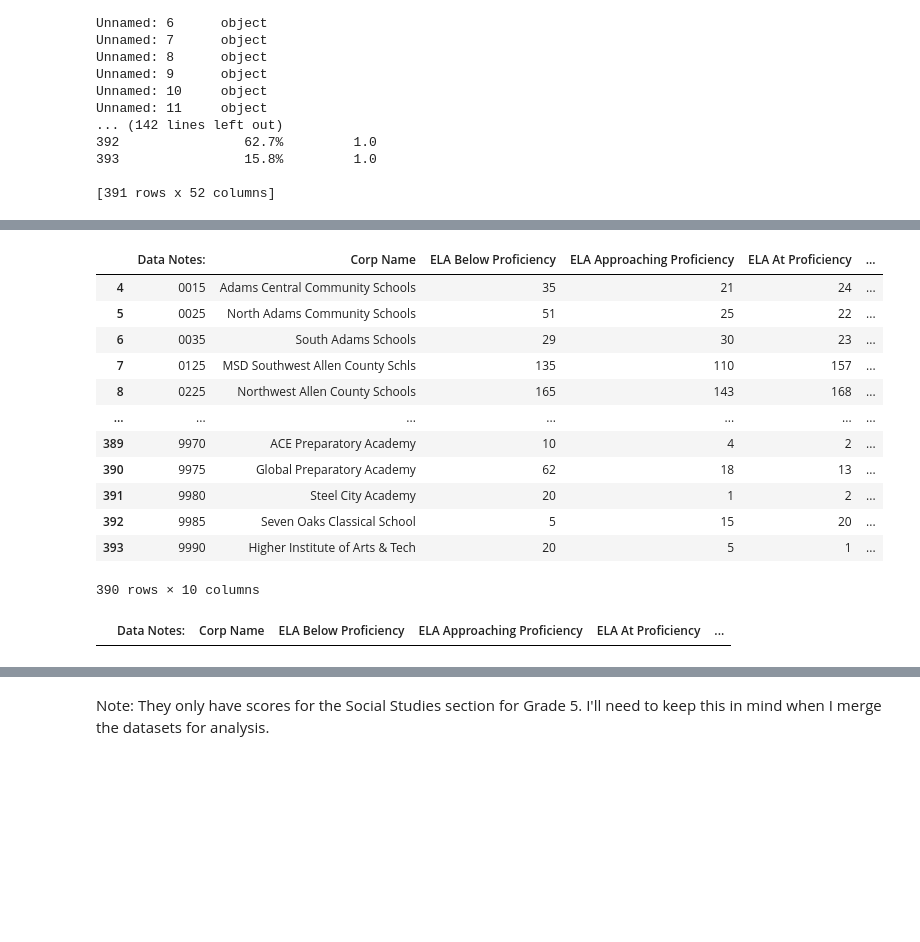
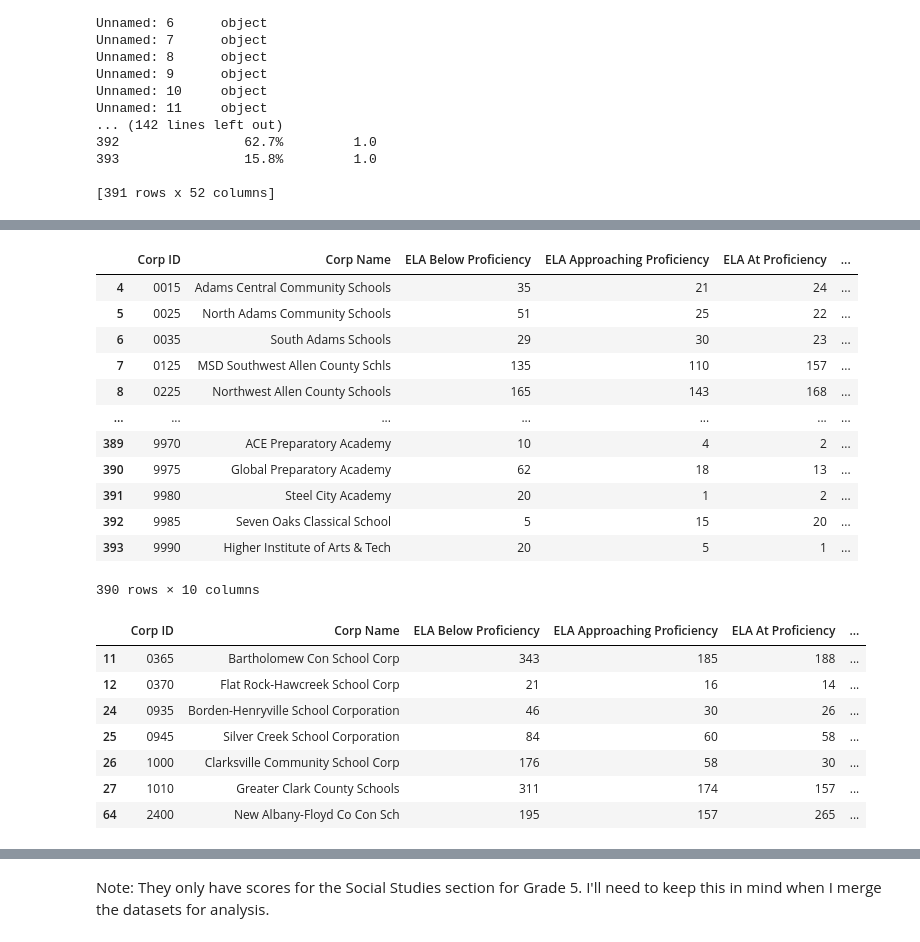
Before and after one commit to RachTheRad/SoIN_Housing_Analysis, a Jupyter notebook: HA_Cap_NB2.ipynb, the cells around one changed output, grey strips where cells are left out. Drawn from its saved outputs; the diff is of its cells as text; code cells hidden in the pictures; blank space fills up the shorter version.

Commit message:
updated code to reflect change in data

```diff
--- a/HA_Cap_NB2.ipynb
+++ b/HA_Cap_NB2.ipynb
@@ -57,7 +57,7 @@ print(ela_copy.dtypes)
 
 #this is stupid. Let's rename the columns
 # Renaming columns
-ela_copy.rename(columns={'Data Notes': 'Corp ID',
+ela_copy.rename(columns={'Data Notes:': 'Corp ID',
                          'Unnamed: 1': 'Corp Name',
                          'Unnamed: 2': 'ELA Below Proficiency',
                          'Unnamed: 3': 'ELA Approaching Proficiency',
@@ -110,7 +110,7 @@ ela_copy
 ela_copy.drop(index=ela_copy.index[0], axis=0, inplace=True)
 ela_copy
 # %% [output]
-|  | Data Notes: | Corp Name | ELA Below Proficiency | ELA Approaching Proficiency | ELA At Proficiency | ... |
+|  | Corp ID | Corp Name | ELA Below Proficiency | ELA Approaching Proficiency | ELA At Proficiency | ... |
 | 4 | 0015 | Adams Central Community Schools | 35 | 21 | 24 | ... |
 | 5 | 0025 | North Adams Community Schools | 51 | 25 | 22 | ... |
 | 6 | 0035 | South Adams Schools | 29 | 30 | 23 | ... |
@@ -124,14 +124,21 @@ ela_copy
 | 393 | 9990 | Higher Institute of Arts & Tech | 20 | 5 | 1 | ... |
 390 rows × 10 columns
 # %%
-# List of cities
-corps = ['0365']
+# List of school corporation state IDs
+corps = ['0365', '0370', '1000', '1010', '0935', '0945', '2400']
 
-# Filter DataFrame by list of cities
-ela_copy= ela_copy[ela_copy['Data Notes:'].isin(corps)]
+# Filter DataFrame by list of school corporation state IDs
+ela_copy= ela_copy[ela_copy['Corp ID'].isin(corps)]
 display(ela_copy)
 # %% [output]
-|  | Data Notes: | Corp Name | ELA Below Proficiency | ELA Approaching Proficiency | ELA At Proficiency | ... |
+|  | Corp ID | Corp Name | ELA Below Proficiency | ELA Approaching Proficiency | ELA At Proficiency | ... |
+| 11 | 0365 | Bartholomew Con School Corp | 343 | 185 | 188 | ... |
+| 12 | 0370 | Flat Rock-Hawcreek School Corp | 21 | 16 | 14 | ... |
+| 24 | 0935 | Borden-Henryville School Corporation | 46 | 30 | 26 | ... |
+| 25 | 0945 | Silver Creek School Corporation | 84 | 60 | 58 | ... |
+| 26 | 1000 | Clarksville Community School Corp | 176 | 58 | 30 | ... |
+| 27 | 1010 | Greater Clark County Schools | 311 | 174 | 157 | ... |
+| 64 | 2400 | New Albany-Floyd Co Con Sch | 195 | 157 | 265 | ... |
 # %%
 #read in the data for ILEARN 2024 test scores for all school coporations in Indiana - Math section
 
```
Also changed, not shown: parts of 6 cells of this notebook, 2 other files.
